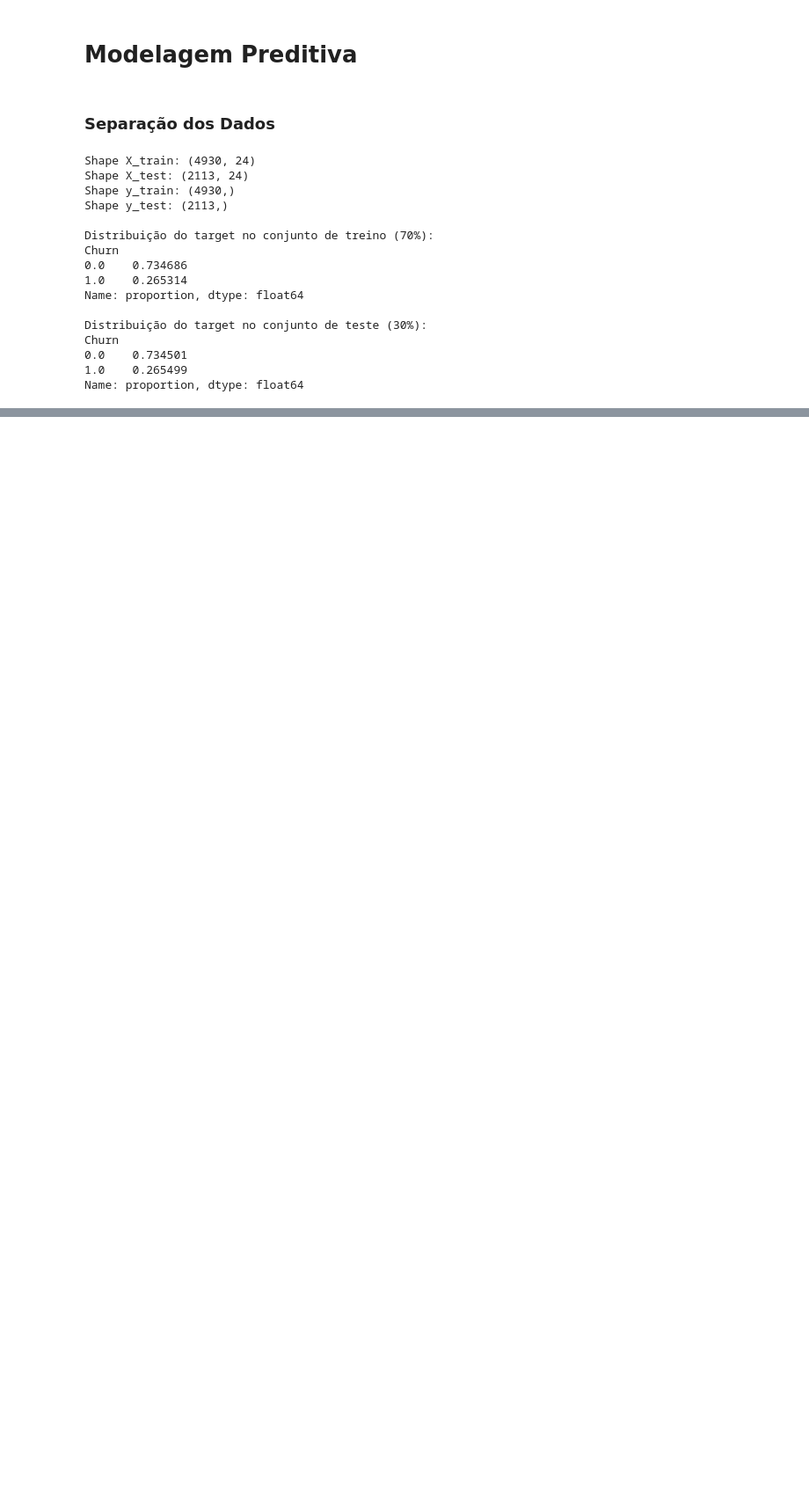
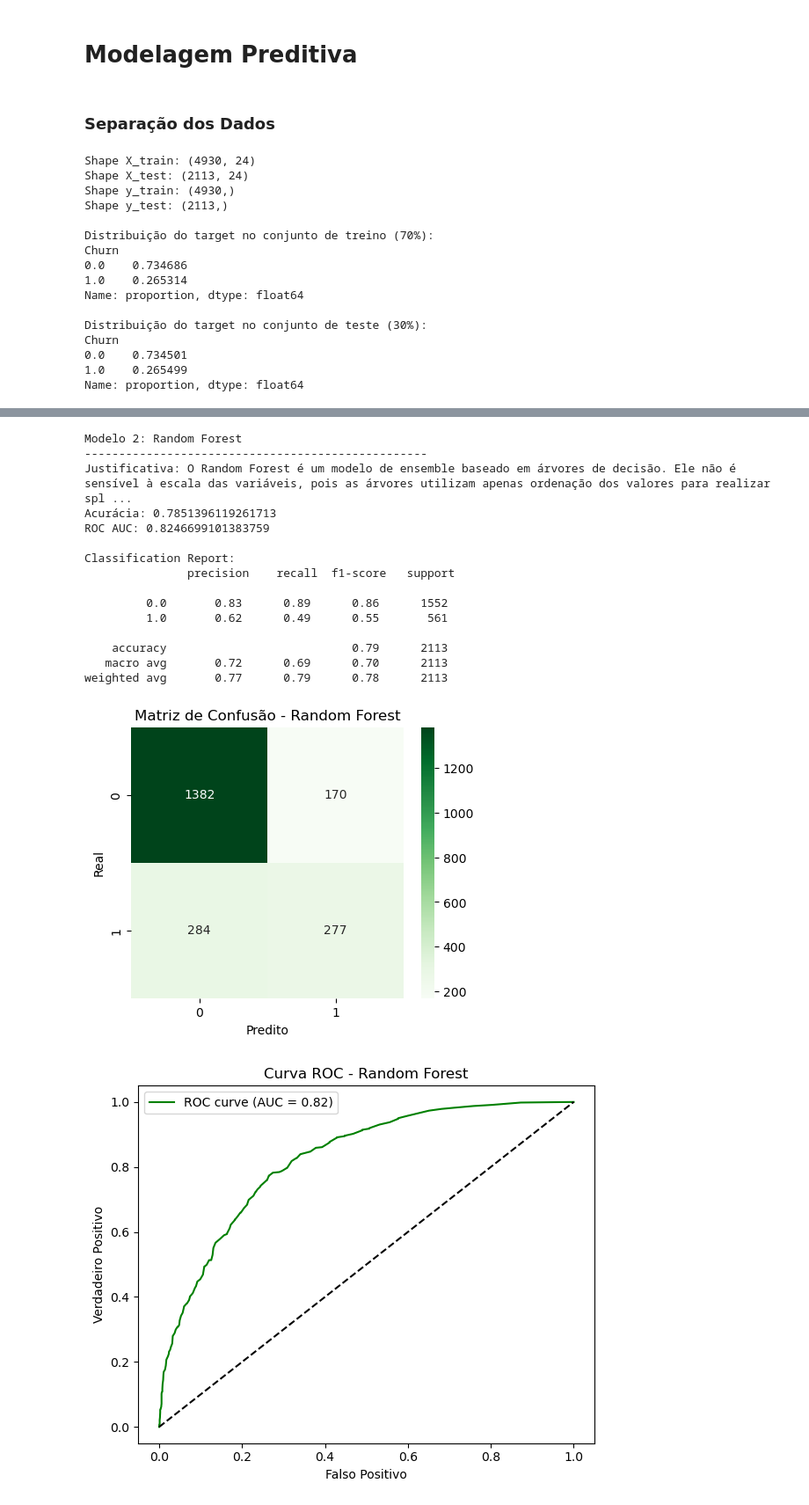
Before and after one commit to TheD4rkNss/Challenge-Telecom-X-parte-2, a Jupyter notebook: Telecom_X_BR.ipynb, the cells around one changed output, grey strips where cells are left out. Shown at 88% size. Cells and saved outputs as stored; diff of their text form; code cells hidden in the pictures; blank space fills up the shorter version.

Commit message:
Finalizada a analise

```diff
--- a/Telecom_X_BR.ipynb
+++ b/Telecom_X_BR.ipynb
@@ -353,0 +415,80 @@ Name: proportion, dtype: float64
+# %%
+# ================================
+# Modelo 2: Random Forest (não exige normalização)
+# ================================
+print("\nModelo 2: Random Forest")
+print("-"*50)
+print("Justificativa: O Random Forest é um modelo de ensemble baseado em árvores de decisão. Ele não é sensível à escala das variáveis, pois as árvores utilizam apenas ordenação dos valores para realizar splits. Portanto, a normalização não é obrigatória para esse tipo de modelo.")
+
+# Para demonstrar que a normalização não é necessária, vamos treinar o Random Forest com os dados originais (sem normalização)
+# Recriando X_train_rf e X_test_rf a partir de X (antes do StandardScaler)
+X_train_rf, X_test_rf, y_train_rf, y_test_rf = train_test_split(
+    X, y,
+    test_size=0.3,
+    random_state=42,
+    stratify=y
+)
+
+rf = RandomForestClassifier(n_estimators=100, random_state=42)
+rf.fit(X_train_rf, y_train_rf)
+
+y_pred_rf = rf.predict(X_test_rf)
+y_proba_rf = rf.predict_proba(X_test_rf)[:,1]
+
+print("Acurácia:", accuracy_score(y_test_rf, y_pred_rf))
+print("ROC AUC:", roc_auc_score(y_test_rf, y_proba_rf))
+print("\nClassification Report:\n", classification_report(y_test_rf, y_pred_rf))
+
+# Matriz de confusão
+plt.figure(figsize=(5,4))
+sns.heatmap(confusion_matrix(y_test_rf, y_pred_rf), annot=True, fmt='d', cmap='Greens')
+plt.title('Matriz de Confusão - Random Forest')
+plt.xlabel('Predito')
+plt.ylabel('Real')
+plt.show()
+
+# Curva ROC
+fpr_rf, tpr_rf, _ = roc_curve(y_test_rf, y_proba_rf)
+plt.figure(figsize=(6,5))
+plt.plot(fpr_rf, tpr_rf, label=f'ROC curve (AUC = {roc_auc_score(y_test_rf, y_proba_rf):.2f})', color='green')
+plt.plot([0,1], [0,1], 'k--')
+plt.xlabel('Falso Positivo')
+plt.ylabel('Verdadeiro Positivo')
+plt.title('Curva ROC - Random Forest')
+plt.legend()
+plt.tight_layout()
+plt.show()
+
+# ================================
+# COMPARATIVO FINAL
+# ================================
+print("\n" + "="*50)
+print("COMPARATIVO FINAL ENTRE OS MODELOS")
+print("="*50)
+print("Resumo das justificativas:")
+print("- Regressão Logística: requer normalização pois é sensível à escala das variáveis. Ideal para interpretar pesos das features e obter probabilidades.")
+print("- Random Forest: não requer normalização, pois utiliza apenas a ordenação dos valores. É robusto a outliers e pode capturar relações não-lineares.")
+
+print("\nResultados de Acurácia e ROC AUC:")
+print(f"Regressão Logística - Acurácia: {accuracy_score(y_test, y_pred_logreg):.3f} | ROC AUC: {roc_auc_score(y_test, y_proba_logreg):.3f}")
+print(f"Random Forest        - Acurácia: {accuracy_score(y_test_rf, y_pred_rf):.3f} | ROC AUC: {roc_auc_score(y_test_rf, y_proba_rf):.3f}")
+
+print("\nAmbos os modelos podem ser utilizados para prever a evasão de clientes, sendo a escolha final dependente do objetivo (interpretação vs performance")
+# %% [output]
+Modelo 2: Random Forest
+--------------------------------------------------
+Justificativa: O Random Forest é um modelo de ensemble baseado em árvores de decisão. Ele não é sensível à escala das variáveis, pois as árvores utilizam apenas ordenação dos valores para realizar spl ...
+Acurácia: 0.7851396119261713
+ROC AUC: 0.8246699101383759
+
+Classification Report:
+               precision    recall  f1-score   support
+
+         0.0       0.83      0.89      0.86      1552
+         1.0       0.62      0.49      0.55       561
+
+    accuracy                           0.79      2113
+   macro avg       0.72      0.69      0.70      2113
+weighted avg       0.77      0.79      0.78      2113
+[figure, added]
+[figure, added]
```
Also changed, not shown: parts of 24 cells of this notebook.
